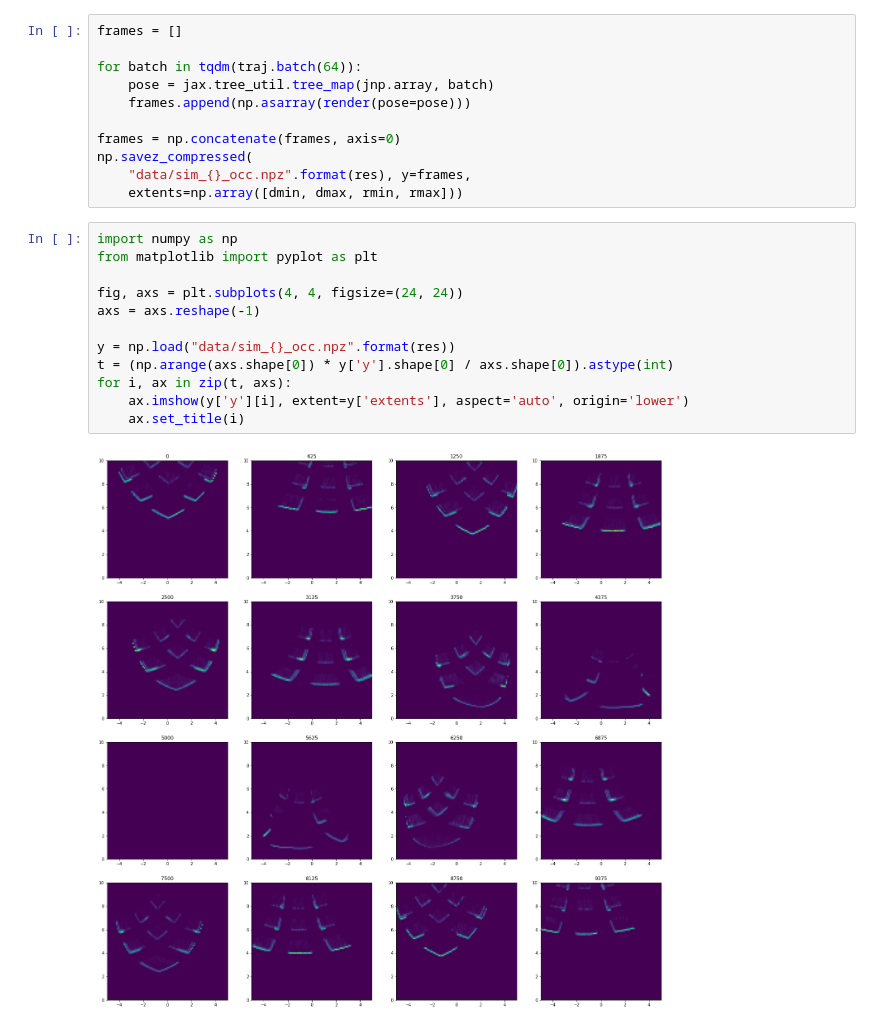
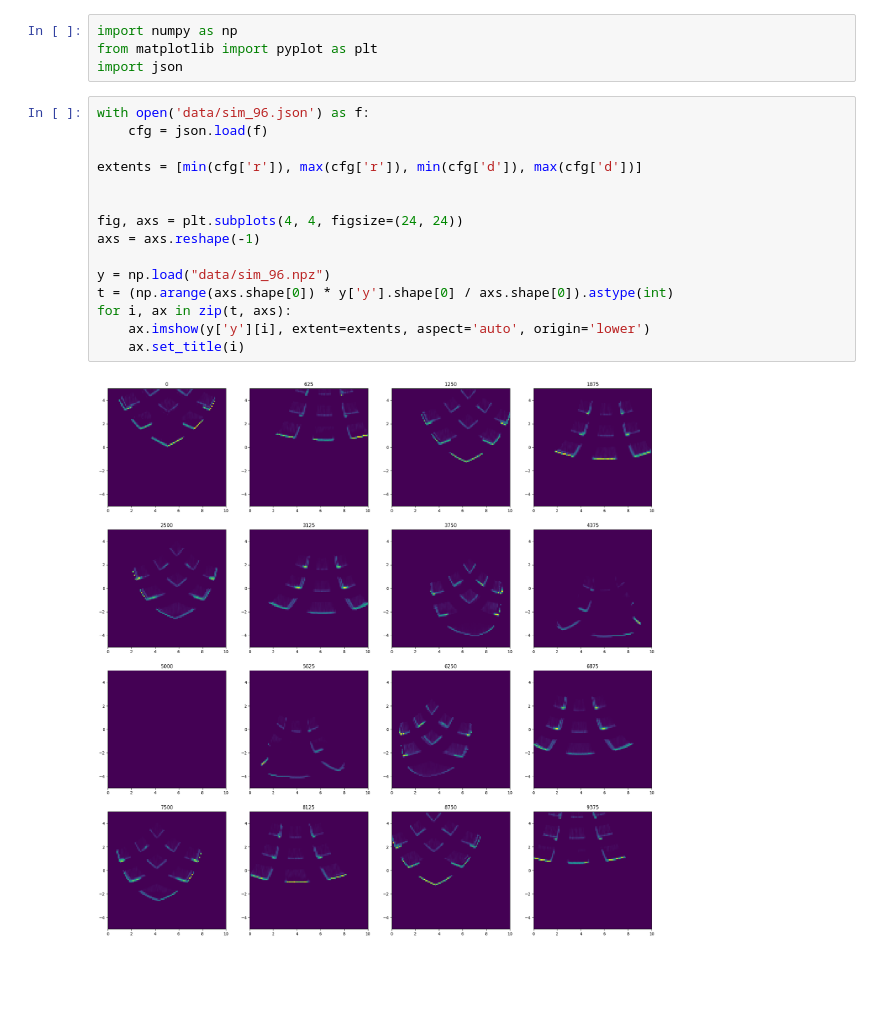
Before and after one commit to WiseLabCMU/dart, a Jupyter notebook: simulate.ipynb, the cells around one changed output. Saved outputs shown, nothing was run; the diff lists cells and outputs as text; blank space fills up the shorter version.

```diff
--- a/simulate.ipynb
+++ b/simulate.ipynb
@@ -30,25 +1,21 @@ render = jax.jit(jax.vmap(render))
-# %%
-frames = []
-
-for batch in tqdm(traj.batch(64)):
-    pose = jax.tree_util.tree_map(jnp.array, batch)
-    frames.append(np.asarray(render(pose=pose)))
-
-frames = np.concatenate(frames, axis=0)
-np.savez_compressed(
-    "data/sim_{}_occ.npz".format(res), y=frames,
-    extents=np.array([dmin, dmax, rmin, rmax]))
+# %%
+import numpy as np
+from matplotlib import pyplot as plt
+import json
 # %%
-import numpy as np
-from matplotlib import pyplot as plt
+with open('data/sim_96.json') as f:
+    cfg = json.load(f)
+
+extents = [min(cfg['r']), max(cfg['r']), min(cfg['d']), max(cfg['d'])]
+
 
 fig, axs = plt.subplots(4, 4, figsize=(24, 24))
 axs = axs.reshape(-1)
 
-y = np.load("data/sim_{}_occ.npz".format(res))
+y = np.load("data/sim_96.npz")
 t = (np.arange(axs.shape[0]) * y['y'].shape[0] / axs.shape[0]).astype(int)
 for i, ax in zip(t, axs):
-    ax.imshow(y['y'][i], extent=y['extents'], aspect='auto', origin='lower')
+    ax.imshow(y['y'][i], extent=extents, aspect='auto', origin='lower')
     ax.set_title(i)
 # %% [output]
-[figure, old version]
+[figure, new version]
```
Also changed, not shown: parts of 2 cells of this notebook, 19 other files.
